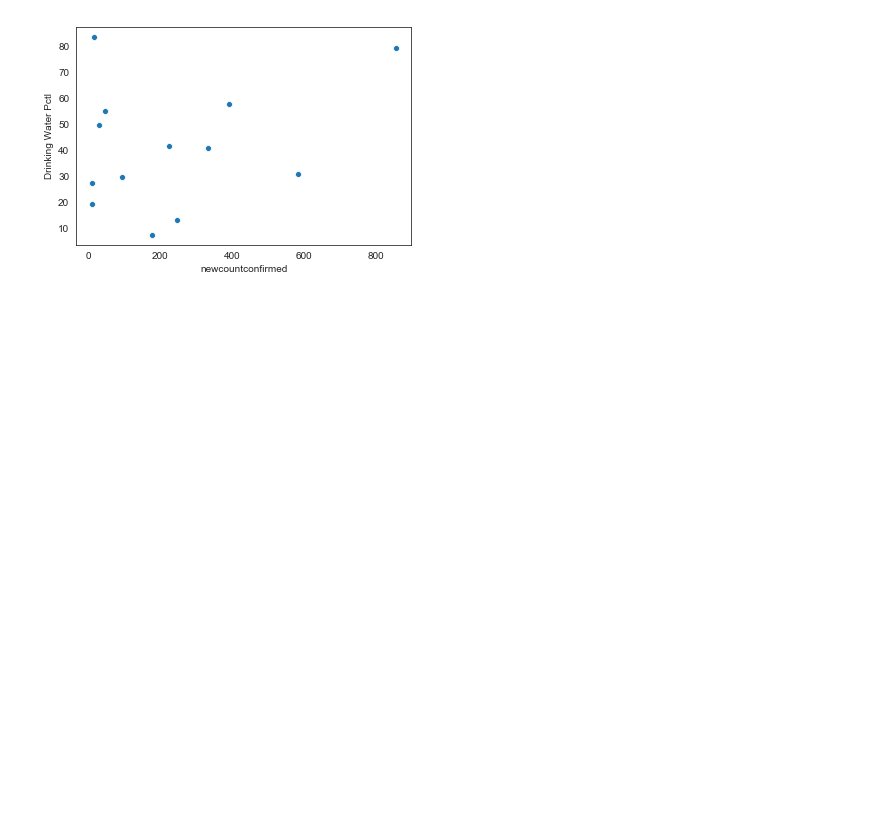
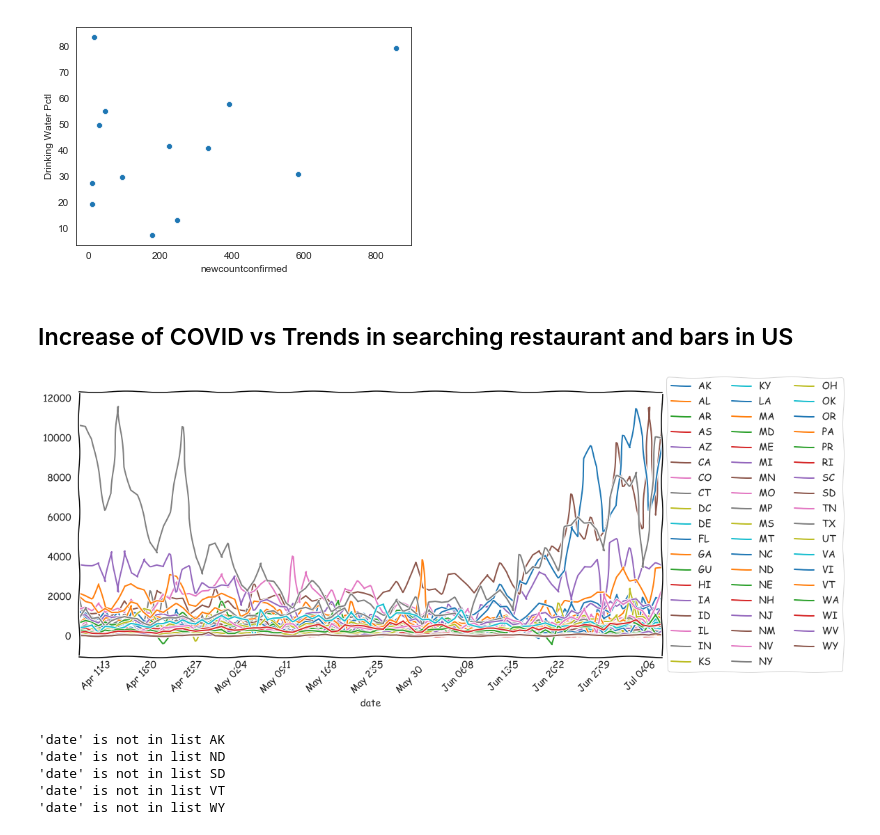
Before and after one commit to miladasgari380/covid19-california, a Jupyter notebook: COVID19.ipynb, the cells around one changed output. Drawn from its saved outputs; the diff is of its cells as text; code cells hidden in the pictures; blank space fills up the shorter version.

Commit message:
restaurant/bar trends added

```diff
--- a/COVID19.ipynb
+++ b/COVID19.ipynb
@@ -374,3 +375,5 @@ sns.scatterplot(data=merged_water,
 # %% [output]
 <matplotlib.axes._subplots.AxesSubplot at 0x...>
 [figure]
+# %% [markdown]
+## Increase of COVID vs Trends in searching restaurant and bars in US
@@ -376,0 +398,16 @@ sns.scatterplot(data=merged_water,
+# %%
+# US cases daily: https://covidtracking.com/data/download
+daily_us = pd.read_csv('daily.csv', parse_dates=['date'])
+daily_us = daily_us[['date', 'state', 'positiveIncrease']].fillna(0)
+daily_us.set_index('date', inplace=True)
+#daily_us = daily_us.loc['20200409':]
+# %%
+with plt.xkcd():
+    fig, ax = plt.subplots(figsize=(15, 7))
+    daily_us.groupby(['date', 'state']).sum()['positiveIncrease'].unstack().loc['20200409':].plot(ax=ax) # G trend Range
+    plt.legend(loc='center left', bbox_to_anchor=(1.0, 0.5), ncol=3)
+    ax.xaxis.set_major_locator(mdates.WeekdayLocator())
+    ax.xaxis.set_major_formatter(mdates.DateFormatter('%b %d'))
+    plt.xticks(rotation=45)
+# %% [output]
+[figure, added]
@@ -376,0 +417,38 @@ sns.scatterplot(data=merged_water,
+# %%
+total_bars = pd.DataFrame([])
+keyword = 'bars near me'
+for state in states:
+    #print('in state', state)
+    try:
+        state_trend = pd.read_csv('./GTrendsData/'+state+'-'+keyword+'.csv', parse_dates=['date'])
+
+        state_trend = state_trend[['date', keyword]].copy()
+        temp = daily_us_filtered[daily_us_filtered['state'] == state].copy()
+        #temp[keyword] = None
+        temp = pd.merge(left=temp, right=state_trend, left_on='date', right_on='date')
+        #temp[keyword] = temp['date'].apply(lambda x: state_trend[state_trend['date'].dt.strftime("%Y-%m-%d") == x.strftime("%Y-%m-%d")][keyword])
+        total_bars = pd.concat([total_bars, temp])
+    except Exception as e:
+        print(e, state)
+
+total_restaurant = pd.DataFrame([])
+keyword = 'dine in restaurants that are open near me'
+for state in states:
+    #print('in state', state)
+    try:
+        state_trend = pd.read_csv('./GTrendsData/'+state+'-'+keyword+'.csv', parse_dates=['date'])
+
+        state_trend = state_trend[['date', keyword]].copy()
+        temp = daily_us_filtered[daily_us_filtered['state'] == state].copy()
+        #temp[keyword] = None
+        temp = pd.merge(left=temp, right=state_trend, left_on='date', right_on='date')
+        #temp[keyword] = temp['date'].apply(lambda x: state_trend[state_trend['date'].dt.strftime("%Y-%m-%d") == x.strftime("%Y-%m-%d")][keyword])
+        total_restaurant = pd.concat([total_restaurant, temp])
+    except Exception as e:
+        print(e, state)
+# %% [output]
+'date' is not in list AK
+'date' is not in list ND
+'date' is not in list SD
+'date' is not in list VT
+'date' is not in list WY
```
Also changed, not shown: parts of 11 cells of this notebook.
